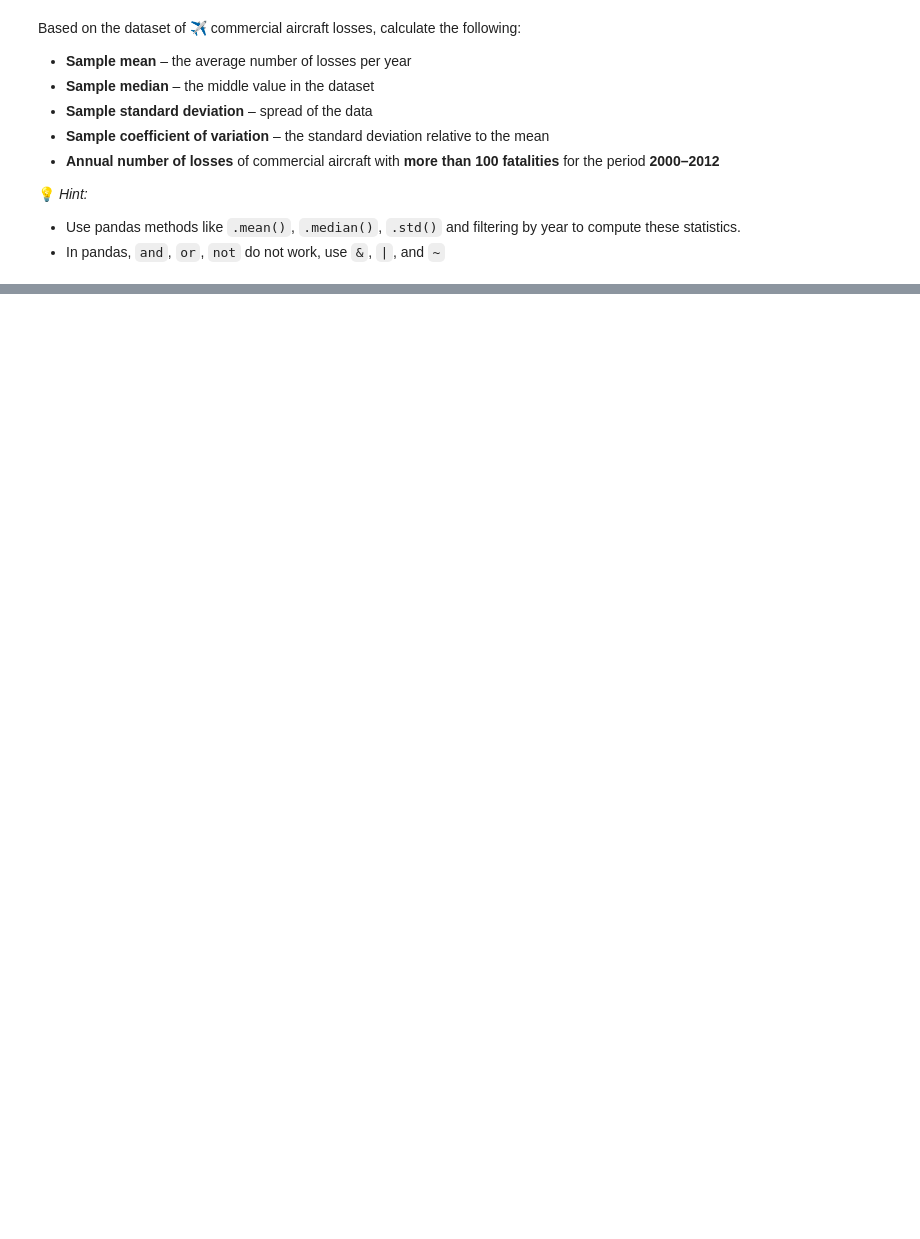
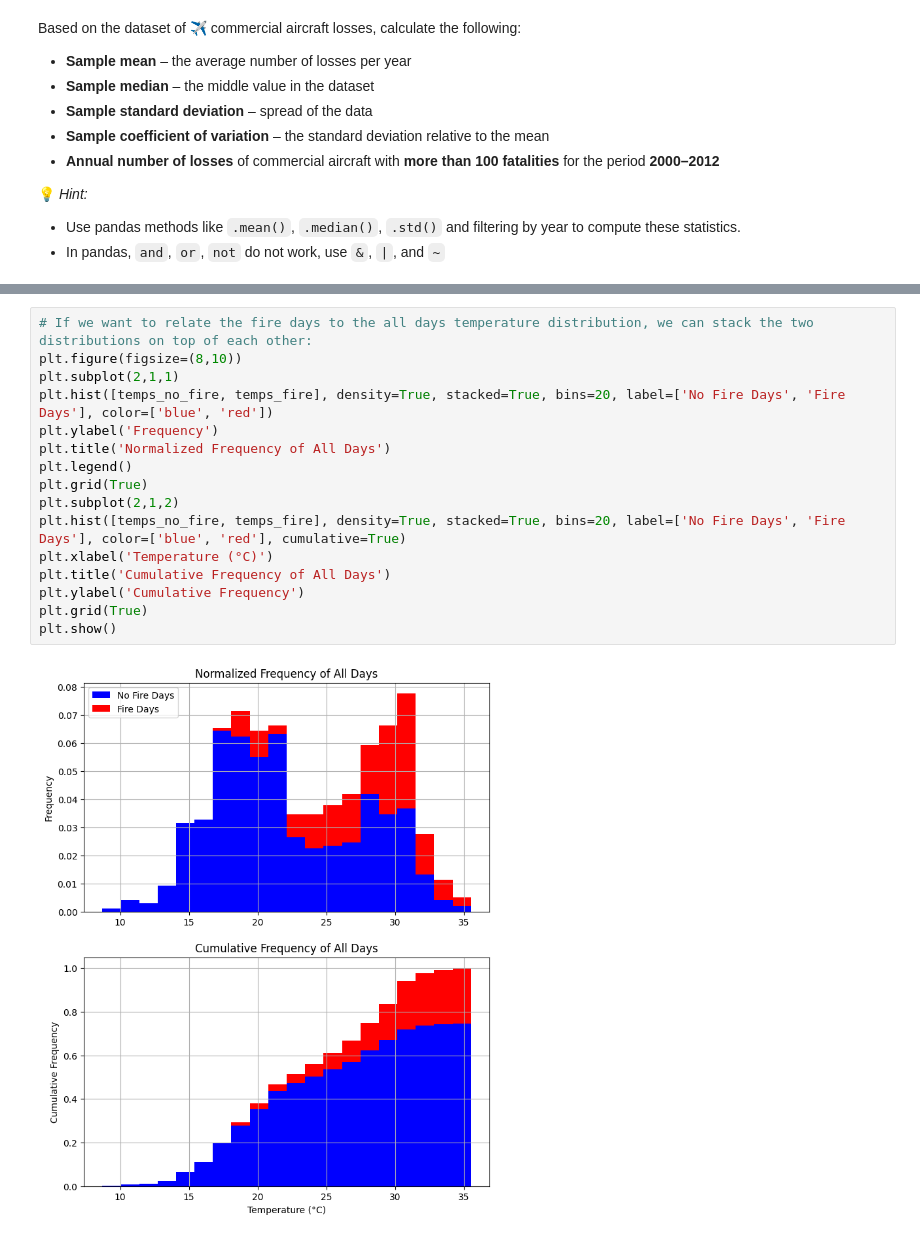
Before and after one commit to theresa-hefele/risk-analysis, a Jupyter notebook: week1/week1_intro2python_solution.ipynb, the cells around one changed output, grey strips where cells are left out. Drawn from its saved outputs; the diff is of its cells as text; blank space fills up the shorter version.

```diff
--- a/week1/week1_intro2python_solution.ipynb
+++ b/week1/week1_intro2python_solution.ipynb
@@ -405,0 +661,18 @@ weather_fire_data = pd.read_csv("weather_fires.csv")
+# %%
+# If we want to relate the fire days to the all days temperature distribution, we can stack the two distributions on top of each other:
+plt.figure(figsize=(8,10))
+plt.subplot(2,1,1)
+plt.hist([temps_no_fire, temps_fire], density=True, stacked=True, bins=20, label=['No Fire Days', 'Fire Days'], color=['blue', 'red'])
+plt.ylabel('Frequency')
+plt.title('Normalized Frequency of All Days')
+plt.legend()
+plt.grid(True)
+plt.subplot(2,1,2)
+plt.hist([temps_no_fire, temps_fire], density=True, stacked=True, bins=20, label=['No Fire Days', 'Fire Days'], color=['blue', 'red'], cumulative=True)
+plt.xlabel('Temperature (°C)')
+plt.title('Cumulative Frequency of All Days')
+plt.ylabel('Cumulative Frequency')
+plt.grid(True)
+plt.show()
+# %% [output]
+[figure, added]
```
Also changed, not shown: parts of 29 cells of this notebook, 2 other files.
